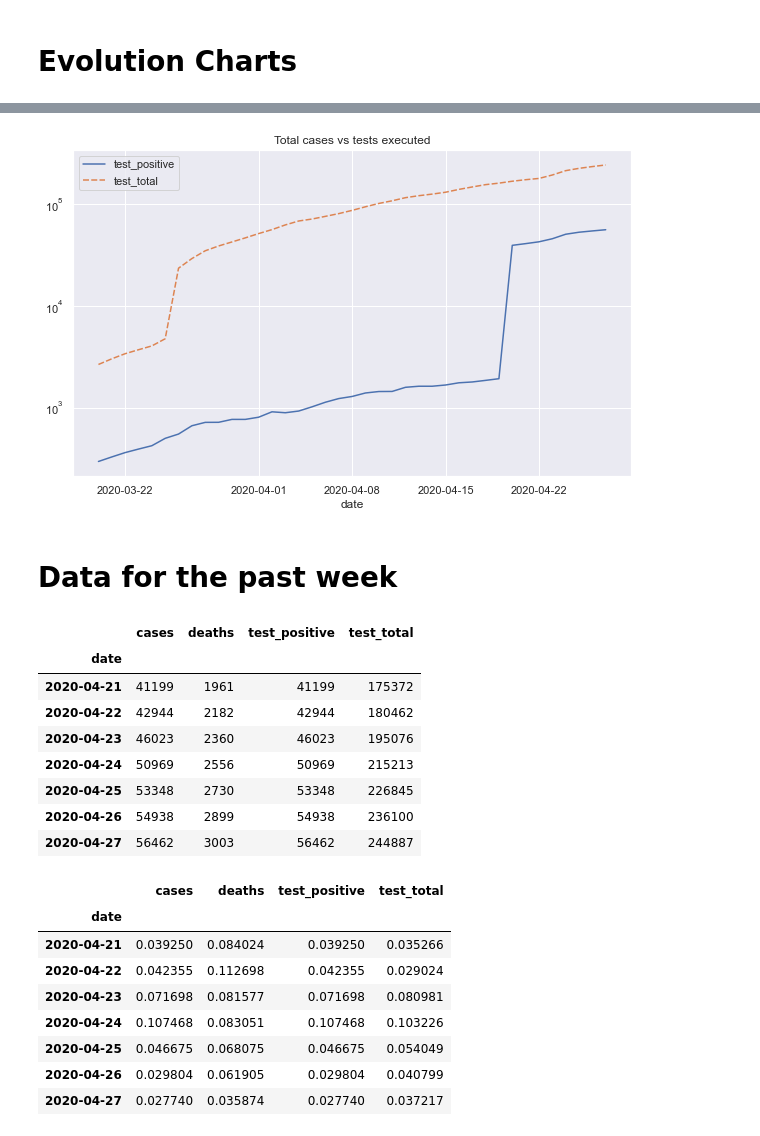
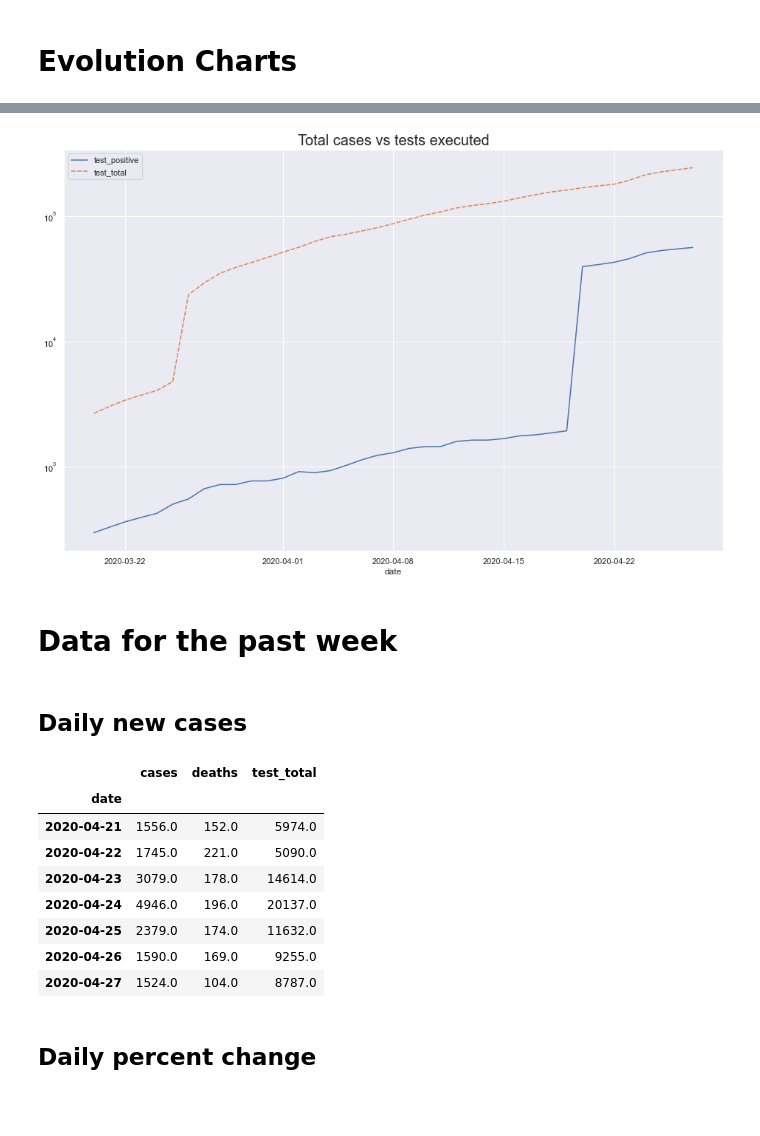
Before and after one commit to rscarvalho/coronavirus-daily-report, a Jupyter notebook: Plots.ipynb, the cells around one changed output, grey strips where cells are left out. Cells and saved outputs as stored; diff of their text form; code cells hidden in the pictures; blank space fills up the shorter version.

```diff
--- a/Plots.ipynb
+++ b/Plots.ipynb
@@ -9,3 +12,5 @@ sns.set(style="darkgrid")
 df = pd.read_csv("stats.csv", index_col="date", parse_dates=['date'], infer_datetime_format=True)
 cases_df = df.loc[:, ["cases", "deaths"]]
 tests_df = df.loc[:, ["test_positive", "test_total"]]
+
+evolution_df = df.diff()[["cases", "deaths", "test_total"]].iloc[1:]
@@ -44,5 +70,4 @@ plt.show()
 # %%
-plt.figure(figsize=(10, 6))
 ax = sns.lineplot(data=tests_df)
 ax.set_yscale("log")
 
@@ -50,30 +75,23 @@ plt.title("Total cases vs tests executed")
 
 plt.show()
 # %% [output]
-[figure, old version]
+[figure, new version]
 # %% [markdown]
    # Data for the past week
-# %%
-df[-7:]
-# %% [output]
-|  | cases | deaths | test_positive | test_total |
-| date |  |  |  |  |
-| 2020-04-21 | 41199 | 1961 | 41199 | 175372 |
-| 2020-04-22 | 42944 | 2182 | 42944 | 180462 |
-| 2020-04-23 | 46023 | 2360 | 46023 | 195076 |
-| 2020-04-24 | 50969 | 2556 | 50969 | 215213 |
-| 2020-04-25 | 53348 | 2730 | 53348 | 226845 |
-| 2020-04-26 | 54938 | 2899 | 54938 | 236100 |
-| 2020-04-27 | 56462 | 3003 | 56462 | 244887 |
+# %% [markdown]
+## Daily new cases
 # %%
-df.pct_change().iloc[-7:]
+
+evolution_df.iloc[-7:]
 # %% [output]
-|  | cases | deaths | test_positive | test_total |
-| date |  |  |  |  |
-| 2020-04-21 | 0.039250 | 0.084024 | 0.039250 | 0.035266 |
-| 2020-04-22 | 0.042355 | 0.112698 | 0.042355 | 0.029024 |
-| 2020-04-23 | 0.071698 | 0.081577 | 0.071698 | 0.080981 |
-| 2020-04-24 | 0.107468 | 0.083051 | 0.107468 | 0.103226 |
-| 2020-04-25 | 0.046675 | 0.068075 | 0.046675 | 0.054049 |
-| 2020-04-26 | 0.029804 | 0.061905 | 0.029804 | 0.040799 |
-| 2020-04-27 | 0.027740 | 0.035874 | 0.027740 | 0.037217 |
+|  | cases | deaths | test_total |
+| date |  |  |  |
+| 2020-04-21 | 1556.0 | 152.0 | 5974.0 |
+| 2020-04-22 | 1745.0 | 221.0 | 5090.0 |
+| 2020-04-23 | 3079.0 | 178.0 | 14614.0 |
+| 2020-04-24 | 4946.0 | 196.0 | 20137.0 |
+| 2020-04-25 | 2379.0 | 174.0 | 11632.0 |
+| 2020-04-26 | 1590.0 | 169.0 | 9255.0 |
+| 2020-04-27 | 1524.0 | 104.0 | 8787.0 |
+# %% [markdown]
+## Daily percent change
```
Also changed, not shown: parts of 8 cells of this notebook.
